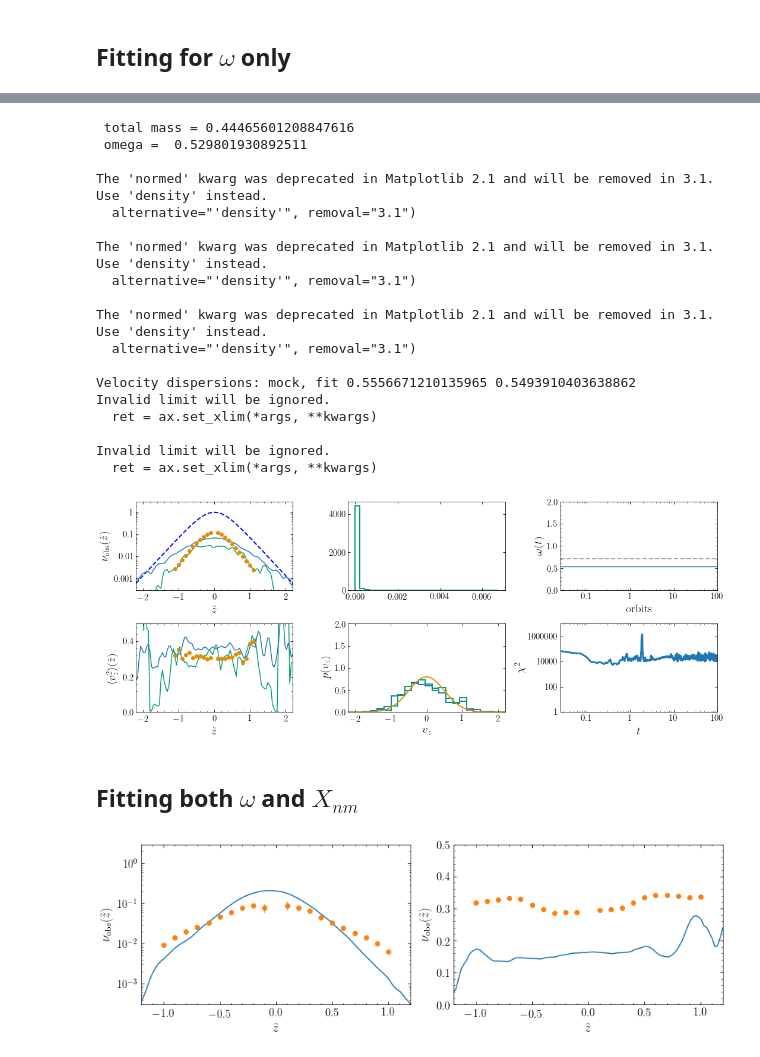
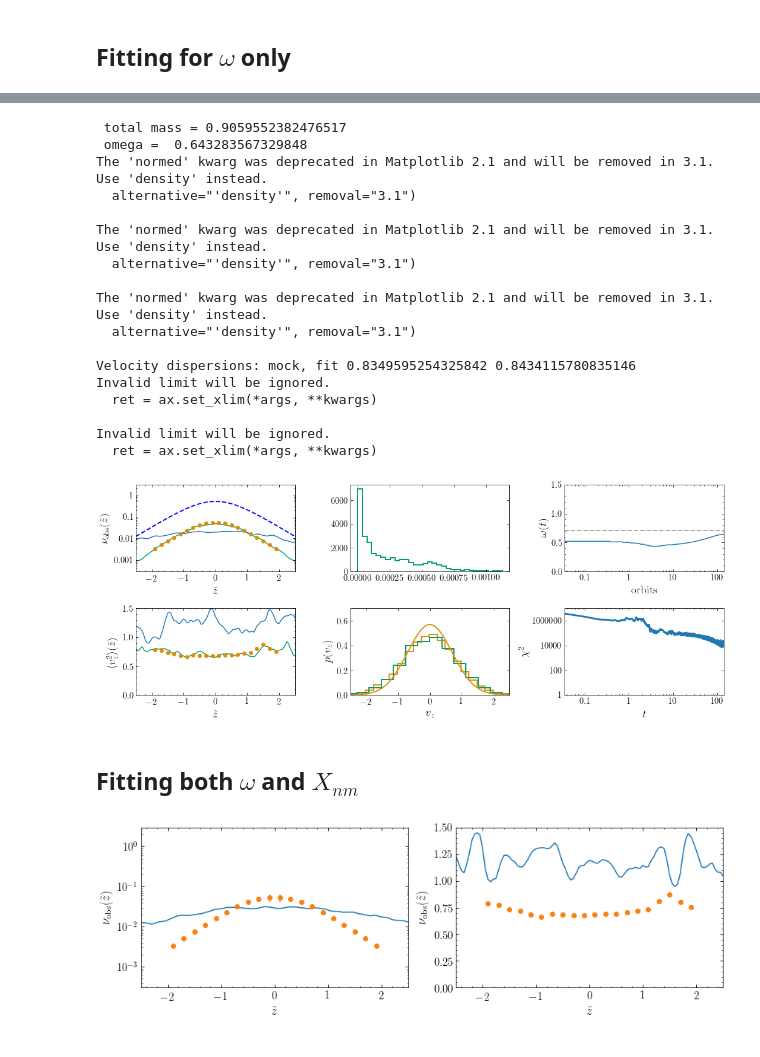
Before and after one commit to kawatadaisuke/WendyM2M, a Jupyter notebook: py/WendyM2M_XomegaXnm_rhov2obs_perturbed_fit_unperturbed.ipynb, the cells around one changed output, grey strips where cells are left out. Cells and saved outputs as stored; diff of their text form; code cells hidden in the pictures.

```diff
--- a/py/WendyM2M_XomegaXnm_rhov2obs_perturbed_fit_unperturbed.ipynb
+++ b/py/WendyM2M_XomegaXnm_rhov2obs_perturbed_fit_unperturbed.ipynb
@@ -725,7 +700,7 @@ Adding an axes using the same arguments as a previous axes currently reuses the
 ## Fitting for $X_{nm}$
 # %%
 n_m2m= 4000
-sigma_init= 0.6
+sigma_init= 1.1
 h_m2m= 0.2
 # set a wrong Xnm
 xnm_m2m = 5.0*xnm_true
@@ -745,7 +720,7 @@ yscale('log',nonposy='clip')
 subplot(1,2,2)
 bovy_plot.bovy_plot(z_out,v2_init,'-',gcf=True,
                    xlabel=r'$\tilde{z}$',ylabel=r'$\nu_{\mathrm{obs}}(\tilde{z})$',
-                   xrange=[zmin, zmax],yrange=[0.0,0.5])
+                   xrange=[zmin, zmax],yrange=[0.0,1.5])
 bovy_plot.bovy_plot(z_obs,v2_obs,'o',overplot=True)
 errorbar(z_obs,v2_obs,yerr=v2_obs_noise,marker='None',ls='none',color=sns.color_palette()[1])
 tight_layout()
@@ -756,7 +731,7 @@ tight_layout()
 step= 0.05*tdyn
 nstep= 2000
 #eps= 10.**-3.5
-eps = [10.0**-5.0, 10.0**-8.0]
+eps = [10.0**-7.0, 10.0**-8.0]
 smooth= None #1./step/100.
 st96smooth= False
 mu= 0.
@@ -865,9 +840,9 @@ Invalid limit will be ignored.
 # %% [markdown]
 ## Fitting for $\omega$ only
 # %%
-n_m2m= 10000
-sigma_init= 0.6
-h_m2m= 0.1
+n_m2m= 4000
+sigma_init= 1.1
+h_m2m= 0.2
 # set a true Xnm
 xnm_m2m = xnm_true
 z_m2m, vz_m2m, w_init= wendym2m.sample_sech2(sigma_init,totmass_true,n=n_m2m)
@@ -886,7 +861,7 @@ yscale('log',nonposy='clip')
 subplot(1,2,2)
 bovy_plot.bovy_plot(z_out,v2_init,'-',gcf=True,
                    xlabel=r'$\tilde{z}$',ylabel=r'$\nu_{\mathrm{obs}}(\tilde{z})$',
-                   xrange=[zmin, zmax],yrange=[0.0,0.5])
+                   xrange=[zmin, zmax],yrange=[0.0,1.5])
 bovy_plot.bovy_plot(z_obs,v2_obs,'o',overplot=True)
 errorbar(z_obs,v2_obs,yerr=v2_obs_noise,marker='None',ls='none',color=sns.color_palette()[1])
 tight_layout()
@@ -897,11 +872,11 @@ tight_layout()
 step= 0.05*tdyn
 nstep= 4000
 #eps= 10.**-3.5
-eps = [10.0**-5.0, 10.0**-8.0]
+eps = [10.0**-7.0, 10.0**-7.0]
 smooth= None #1./step/100.
 st96smooth= False
 mu= 0.0
-h_m2m= 0.1
+h_m2m= 0.2
 zsun_m2m= zsun_true
 omega_m2m = 0.75*omegadm_true
 fit_omega = True
@@ -940,7 +915,7 @@ gca().yaxis.set_major_formatter(FuncFormatter(
 subplot(2,3,4)
 bovy_plot.bovy_plot(z_out,v2_init,'-',color=init_color,
                     xlabel=r'$\tilde{z}$',ylabel=r'$\langle v_z^2\rangle(\tilde{z})$',
-                    xrange=[zmin, zmax],yrange=[0.0,0.5],gcf=True)
+                    xrange=[zmin, zmax],yrange=[0.0,1.5],gcf=True)
 bovy_plot.bovy_plot(z_obs,v2_obs,'o',overplot=True,color=constraint_color)
 bovy_plot.bovy_plot(z_out,v2_final,'-',overplot=True,zorder=0,color=final_color)
 errorbar(z_obs,v2_obs,yerr=v2_obs_noise,marker='None',ls='none',color=constraint_color)
@@ -951,13 +926,13 @@ subplot(2,3,2)
 #_= hist(w_init,histtype='step',lw=2.,normed=True,bins=31,zorder=0,color=init_color)
 _= hist(w_out,histtype='step',lw=2.,normed=True,bins=31,zorder=0,color=final_color)
 subplot(2,3,5)
-_= hist(vz_m2m,histtype='step',lw=2.,normed=True,bins=31,zorder=0,color=init_color)
+_= hist(vz_mock,histtype='step',lw=2.,normed=True,bins=31,zorder=0,color=constraint_color)
 xs= numpy.linspace(zmin, zmax, 201)
 plot(xs,1./numpy.sqrt(2.*numpy.pi)/sigma_true*numpy.exp(-0.5*xs**2./sigma_true**2.),
      lw=2.,zorder=2,color=constraint_color)
 _= hist(vz_m2m,weights=w_out,histtype='step',lw=2.,normed=True,bins=31,zorder=1,color=final_color)
 xlim(zmin, zmax)
-ylim(0.,2.)
+ylim(0.,0.7)
 xlabel(r'$v_z$')
 ylabel(r'$p(v_z)$')
 print("Velocity dispersions: mock, fit",numpy.std(vz_mock),\
@@ -966,7 +941,7 @@ subplot(2,3,3)
 # omega evolution
 bovy_plot.bovy_plot(numpy.linspace(0.,1.,nstep)*nstep*step,omega_out,'-',
                     color=sns.color_palette()[0],
-                    yrange=[0.,2.],
+                    yrange=[0.,1.5],
                     semilogx=True,xlabel=r'$\mathrm{orbits}$',ylabel=r'$\omega(t)$',gcf=True)
 axhline(omegadm_true,ls='--',color='0.65',lw=2.,zorder=0)
 gca().xaxis.set_major_formatter(
@@ -977,43 +952,42 @@ gca().xaxis.set_major_formatter(
 #    bovy_plot.bovy_plot(numpy.linspace(0.,1.,nstep)*nstep*step,wevol[ii,0],'-',
 #                        color=cm.viridis(z_m2m[windx][ii]/0.3),
 #                        yrange=[-0.2/len(z_m2m),numpy.amax(wevol)*1.1],
 #                        semilogx=True,xlabel=r'$t$',ylabel=r'$w(t)$',gcf=True,overplot=ii>0)
 #gca().xaxis.set_major_formatter(FuncFormatter(
 #                lambda y,pos: (r'${{:.{:1d}f}}$'.format(int(numpy.maximum(-numpy.log10(y),0)))).format(y)))
 subplot(2,3,6)
 bovy_plot.bovy_plot(numpy.linspace(0.,1.,nstep)*nstep*step,numpy.sum(Q,axis=1),lw=3.,
                    loglog=True,xlabel=r'$t$',ylabel=r'$\chi^2$',gcf=True,
                    yrange=[1.,10**7.0])
 gca().yaxis.set_major_formatter(FuncFormatter(
                 lambda y,pos: (r'${{:.{:1d}f}}$'.format(int(numpy.maximum(-numpy.log10(y),0)))).format(y)))
 gca().xaxis.set_major_formatter(FuncFormatter(
                 lambda y,pos: (r'${{:.{:1d}f}}$'.format(int(numpy.maximum(-numpy.log10(y),0)))).format(y)))
 tight_layout()
 # %% [output]
- total mass = 0.44465601208847616
- omega =  0.529801930892511
-
+ total mass = 0.9059552382476517
+ omega =  0.643283567329848
 The 'normed' kwarg was deprecated in Matplotlib 2.1 and will be removed in 3.1. Use 'density' instead.
   alternative="'density'", removal="3.1")
 
 The 'normed' kwarg was deprecated in Matplotlib 2.1 and will be removed in 3.1. Use 'density' instead.
   alternative="'density'", removal="3.1")
 
 The 'normed' kwarg was deprecated in Matplotlib 2.1 and will be removed in 3.1. Use 'density' instead.
   alternative="'density'", removal="3.1")
 
-Velocity dispersions: mock, fit 0.5556671210135965 0.5493910403638862
+Velocity dispersions: mock, fit 0.8349595254325842 0.8434115780835146
 Invalid limit will be ignored.
   ret = ax.set_xlim(*args, **kwargs)
 
 Invalid limit will be ignored.
   ret = ax.set_xlim(*args, **kwargs)
-[figure, old version]
+[figure, new version]
 # %% [markdown]
 ## Fitting both $\omega$ and $X_{nm}$
 # %%
 n_m2m= 4000
-sigma_init= 0.4
+sigma_init= 1.1
 h_m2m= 0.2
 # set a wrong Xnm
 xnm_m2m = 1.5*xnm_true
@@ -1033,12 +1007,12 @@ yscale('log',nonposy='clip')
 subplot(1,2,2)
 bovy_plot.bovy_plot(z_out,v2_init,'-',gcf=True,
                    xlabel=r'$\tilde{z}$',ylabel=r'$\nu_{\mathrm{obs}}(\tilde{z})$',
-                   xrange=[zmin, zmax],yrange=[0.0,0.5])
+                   xrange=[zmin, zmax],yrange=[0.0,1.5])
 bovy_plot.bovy_plot(z_obs,v2_obs,'o',overplot=True)
 errorbar(z_obs,v2_obs,yerr=v2_obs_noise,marker='None',ls='none',color=sns.color_palette()[1])
 tight_layout()
 # %% [output]
-[figure, old version]
+[figure, new version]
 # %%
 # step size for particle integration
 step= 0.05*tdyn
```
Also changed, not shown: parts of 32 cells of this notebook, 5 other files.
